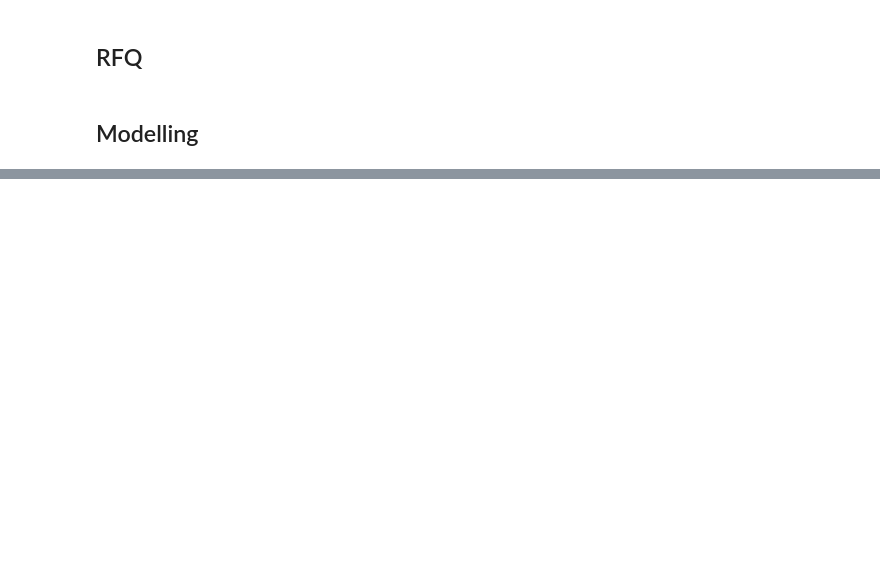
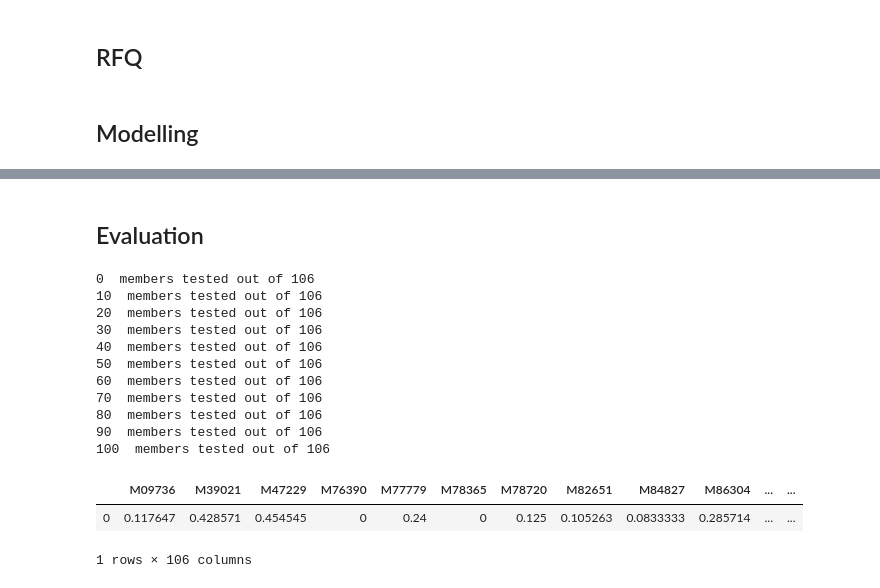
Before and after one commit to mrmachatschek/recommender_system, a Jupyter notebook: main.ipynb, the cells around one changed output, grey strips where cells are left out. Drawn from its saved outputs; the diff is of its cells as text; code cells hidden in the pictures; blank space fills up the shorter version.

```diff
--- a/main.ipynb
+++ b/main.ipynb
@@ -339,0 +264,7 @@ evaluate_recommendation(member, basket1, test_start_date)
+# %%
+def calculate_page_rank(df, member, orders_until, iterations=200):
+    sm = square_matrix(df, member, orders_until)
+    sm_transposed = sm.T
+    A = sm_transposed
+    return powerMethod(A,iterations)
+calculate_page_rank(df, "M09736",  dt.datetime(2014,7,5), iterations=200)
@@ -340,10 +310,13 @@ evaluate_recommendation(member, basket1, test_start_date)
 # %%
-def get_smart_basket(df,Member,score_vector,additional_items_perc):
+def get_smart_basket(df, member, orders_until, additional_items_perc=0):
     """Takes the final score of function "get final score" and returns a list of recommended items of each customer based on the page rank score. The length of the list can be defined by "additional_items_perc" which is the percentage above the average number of products a customer ever bought since."""
-    orders=get_order_table(df, Member, orders_since=None, orders_until=None)
-    orders["counter"]=orders.sum(axis=1)
-    mean_items=orders.counter.mean()
-    length=round(mean_items*(1+additional_items_perc),0)
-    sv=score_vector.sort_values(by=["score"])#name column according to output of final score function
-    rec_list=sv.iloc[0:length,0]
-    return rec_list
+    final_scores = calculate_final_score(df, member, orders_until)
+    orders = get_order_table(df, member, orders_since=None, orders_until=orders_until)
+    orders["counter"] = orders.sum(axis=1)
+    mean_items = orders.counter.mean()
+    length = round(mean_items*(1+additional_items_perc))
+    sv = final_scores.sort_values(by=["final_score"], ascending=False)#name column according to output of final score function
+    smart_basket = sv.iloc[0:length,0].index.values
+    return smart_basket
+# %% [markdown]
+## Evaluation
@@ -349,0 +343,34 @@ def get_smart_basket(df,Member,score_vector,additional_items_perc):
+# %%
+def evaluate_model(test_start_date):
+    members = df[df.Date <= test_start_date].Member.unique()
+
+    similarity_scores = pd.DataFrame(columns=members)
+    counter = 0
+    for member in members:
+        recommended_basket = get_smart_basket(df, member, test_start_date)
+        score = evaluate_recommendation(member, recommended_basket, test_start_date) # TODO add distacne type parameter to this funtion
+        similarity_scores.loc[0,member] = score
+
+        if counter % 10 == 0:
+            print(counter, " members tested out of", len(members))
+        counter += 1
+
+    return similarity_scores
+# %%
+results = evaluate_model(dt.datetime(2014,7,5))
+results
+# %% [output]
+0  members tested out of 106
+10  members tested out of 106
+20  members tested out of 106
+30  members tested out of 106
+40  members tested out of 106
+50  members tested out of 106
+60  members tested out of 106
+70  members tested out of 106
+80  members tested out of 106
+90  members tested out of 106
+100  members tested out of 106
+|  | M09736 | M39021 | M47229 | M76390 | M77779 | M78365 | M78720 | M82651 | M84827 | M86304 | ... | ... |
+| 0 | 0.117647 | 0.428571 | 0.454545 | 0 | 0.24 | 0 | 0.125 | 0.105263 | 0.0833333 | 0.285714 | ... | ... |
+1 rows × 106 columns
```
Also changed, not shown: parts of 16 cells of this notebook.
